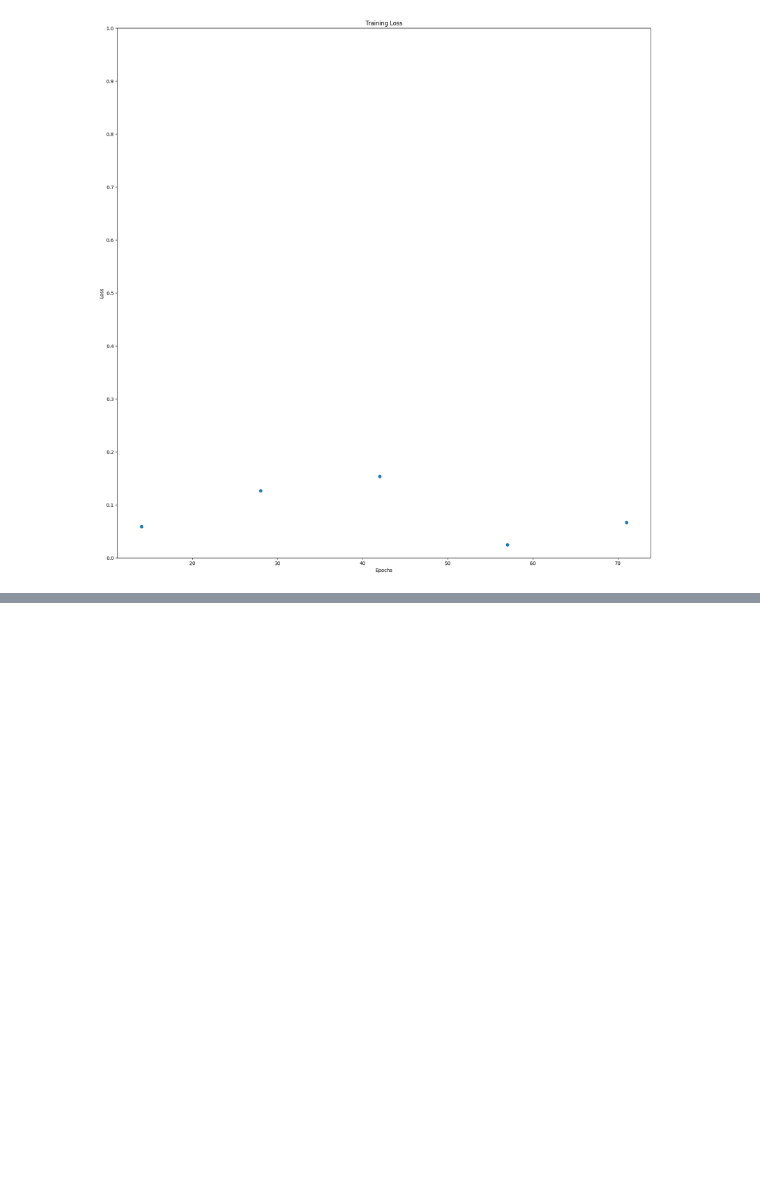
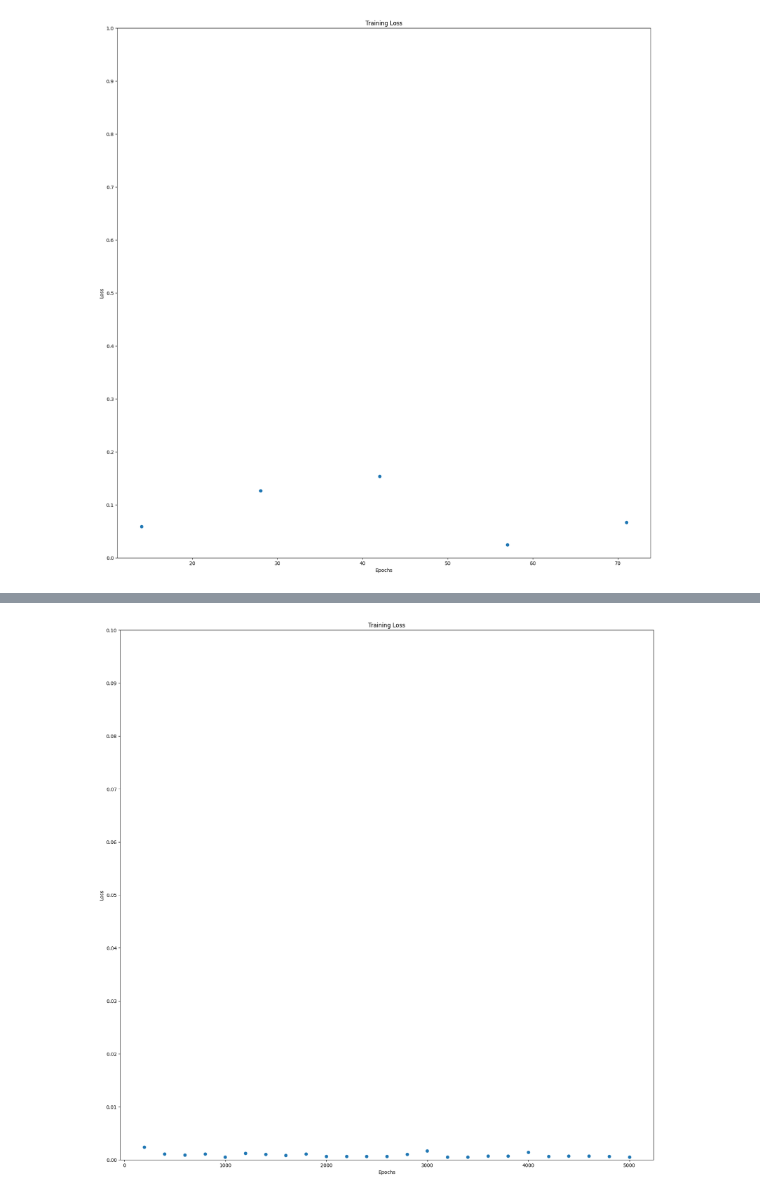
Before and after one commit to srutiswathi/AIM-Anomaly-Detection, a Jupyter notebook: graph.ipynb, the cells around one changed output, grey strips where cells are left out. Cells and saved outputs as stored; diff of their text form; code cells hidden in the pictures; blank space fills up the shorter version.

```diff
--- a/graph.ipynb
+++ b/graph.ipynb
@@ -159,0 +214,15 @@ plt.show()
+# %%
+import matplotlib.pyplot as plt
+import numpy as np
+lists = sorted(train_loss.items()) # sorted by key, return a list of tuples
+x, y = zip(*lists) # unpack a list of pairs into two tuples
+x = list(x)
+y = list(y)
+fig, ax = plt.subplots(figsize=(20,20))
+ax.plot(x, y, 'o')
+ax.set(xlabel='Epochs', ylabel='Loss', title='Training Loss')
+ax.set_yticks([0.0,0.01,0.02,0.03,0.04,0.05,0.06,0.07,0.08,0.09,0.1])
+# fig.savefig("test.svg")
+plt.show()
+# %% [output]
+[figure, added]
```
Also changed, not shown: parts of 3 cells of this notebook, 31 other files.
